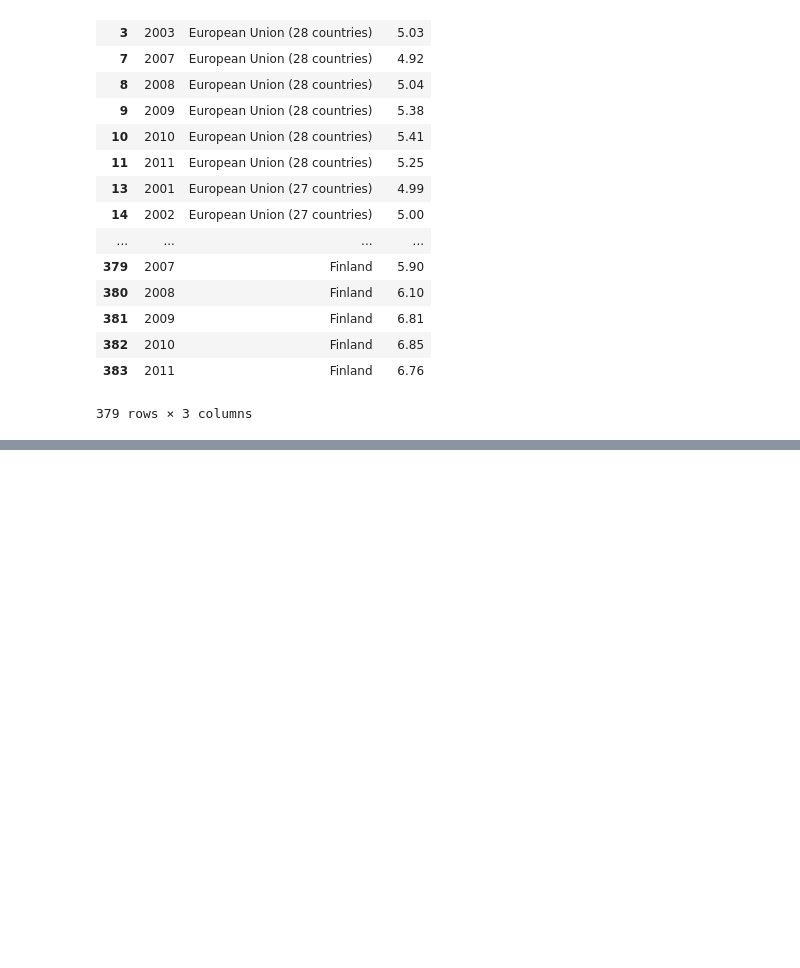
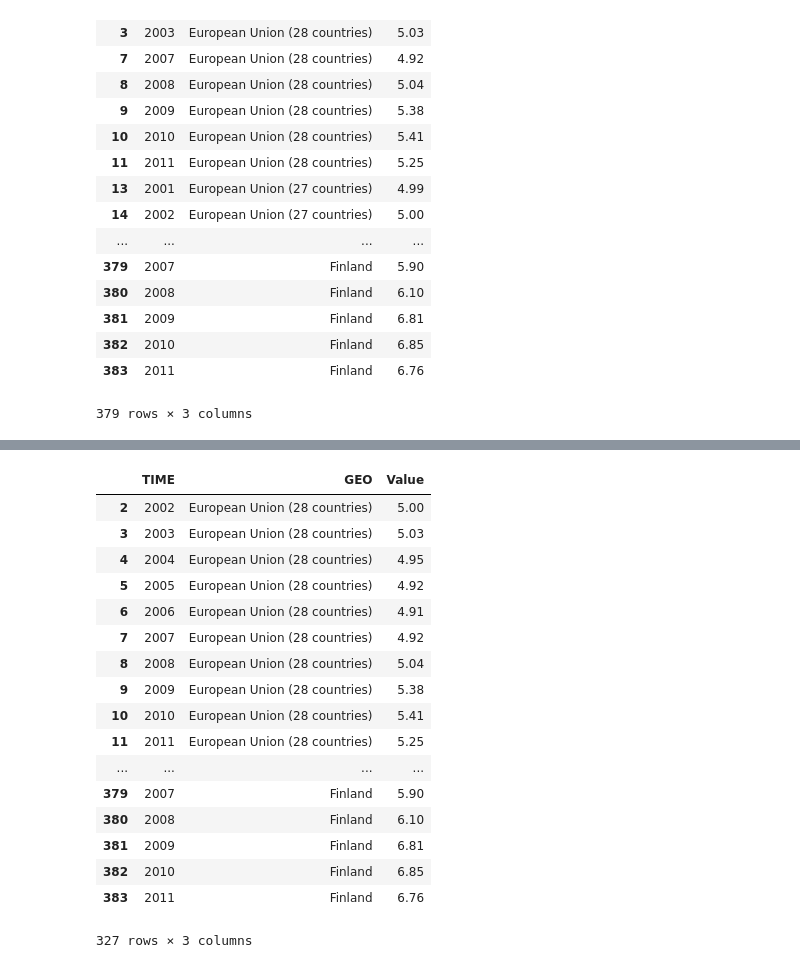
Before and after one commit to WeiLi0105/Math2212_Li, a Jupyter notebook: Eurostat/M1_Eurostat.ipynb, the cells around one changed output, grey strips where cells are left out. Drawn from its saved outputs; the diff is of its cells as text; code cells hidden in the pictures; blank space fills up the shorter version.

```diff
--- a/Eurostat/M1_Eurostat.ipynb
+++ b/Eurostat/M1_Eurostat.ipynb
@@ -144,0 +235,10 @@ edu.drop([2,4,5,6,12])
+# %%
+# to create a new dataframe, start with dictionary
+
+new_rows_dict = {
+    'TIME': [2000, 2000, 2000],
+    'GEO': ['USA', 'CANADA', 'Uganda'],
+    'Value': [6.00, 5.78, 8.92]
+}
+new_rows_df = pd.DataFrame(new_rows_dict)
+new_rows_df
@@ -144,0 +250,5 @@ edu.drop([2,4,5,6,12])
+# %%
+# Append the new_rows_df to the end of edu
+
+edu_new_rows = edu.append(new_rows_df,ignore_index = True, sort = False)
+edu_new_rows.tail()
@@ -144,0 +264,9 @@ edu.drop([2,4,5,6,12])
+# %%
+ws3_dict ={
+    'TIME' : [2001, 2001, 2001],
+    'GEO' : ['Japan', 'Korea','China'],
+    'Value' : [6.02, 5.66, 3.99]
+}
+#turn dictionary into dataframe
+ws3_df = pd.DataFrame(ws3_dict)
+ws3_df
@@ -144,0 +278,3 @@ edu.drop([2,4,5,6,12])
+# %%
+ws3_new_df = edu.append(ws3_df,ignore_index = True, sort = False)
+ws3_new_df.tail()
@@ -144,0 +288,21 @@ edu.drop([2,4,5,6,12])
+# %%
+edu[edu['Value']>4]
+# %% [output]
+|  | TIME | GEO | Value |
+| 2 | 2002 | European Union (28 countries) | 5.00 |
+| 3 | 2003 | European Union (28 countries) | 5.03 |
+| 4 | 2004 | European Union (28 countries) | 4.95 |
+| 5 | 2005 | European Union (28 countries) | 4.92 |
+| 6 | 2006 | European Union (28 countries) | 4.91 |
+| 7 | 2007 | European Union (28 countries) | 4.92 |
+| 8 | 2008 | European Union (28 countries) | 5.04 |
+| 9 | 2009 | European Union (28 countries) | 5.38 |
+| 10 | 2010 | European Union (28 countries) | 5.41 |
+| 11 | 2011 | European Union (28 countries) | 5.25 |
+| ... | ... | ... | ... |
+| 379 | 2007 | Finland | 5.90 |
+| 380 | 2008 | Finland | 6.10 |
+| 381 | 2009 | Finland | 6.81 |
+| 382 | 2010 | Finland | 6.85 |
+| 383 | 2011 | Finland | 6.76 |
+327 rows × 3 columns
```
Also changed, not shown: parts of 41 cells of this notebook, 3 other files.
